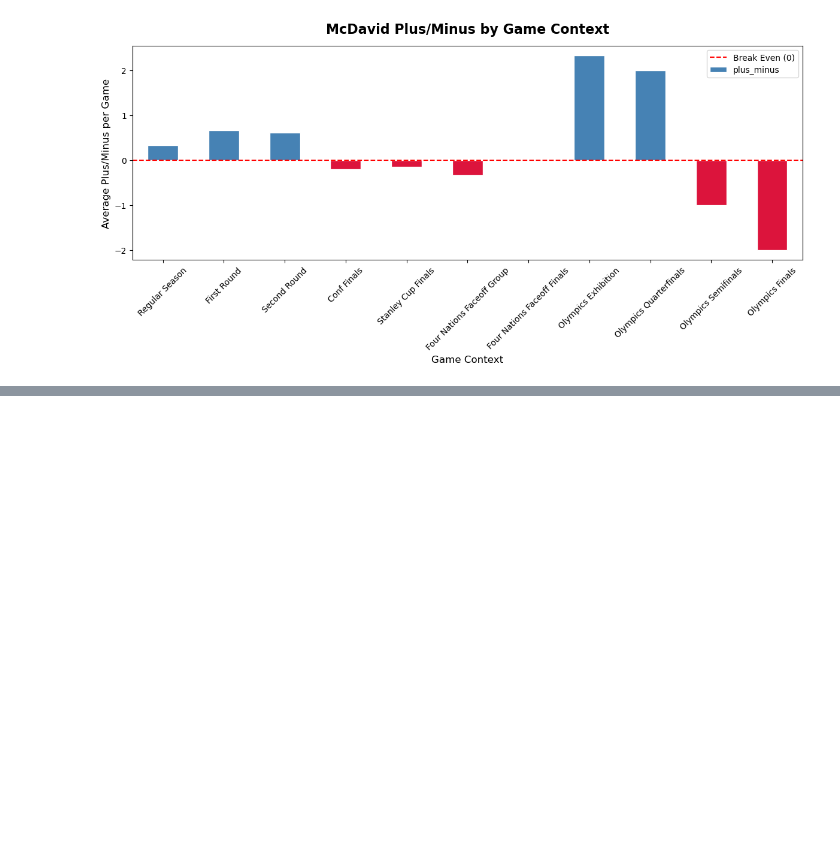
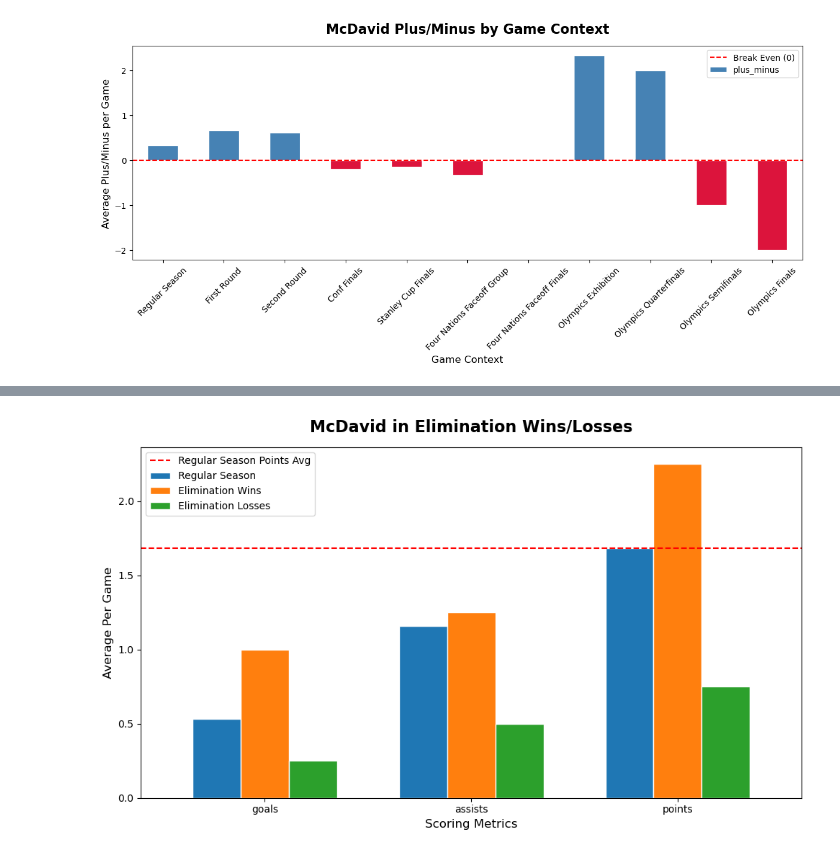
Before and after one commit to KylanHuynh7/Variance97, a Jupyter notebook: notebooks/01_data_loading_and_exploration.ipynb, the cells around one changed output, grey strips where cells are left out. Drawn from its saved outputs; the diff is of its cells as text; code cells hidden in the pictures; blank space fills up the shorter version.

Commit message:
adding elimination wins vs losses analysis

```diff
--- a/notebooks/01_data_loading_and_exploration.ipynb
+++ b/notebooks/01_data_loading_and_exploration.ipynb
@@ -145,0 +226,29 @@ The trend is very similar to the previous graph based on average points per game
+# %%
+comparison_data = pd.DataFrame({
+    'Regular Season': non_elimination_df[['goals', 'assists', 'points']].mean().round(2),
+    'Elimination Wins': elimination_df[elimination_df['result'] == 'W'][['goals', 'assists', 'points']].mean().round(2),
+    'Elimination Losses': elimination_df[elimination_df['result'] == 'L'][['goals', 'assists', 'points']].mean().round(2)
+})
+
+fig, ax = plt.subplots(figsize=(10, 6))
+
+comparison_data.plot(
+    kind='bar',
+    ax=ax,
+    edgecolor='white',
+    width=0.7
+)
+
+ax.set_title('McDavid in Elimination Wins/Losses', fontsize=16, fontweight='bold', pad=15)
+ax.set_xlabel('Scoring Metrics', fontsize=12)
+ax.set_ylabel('Average Per Game', fontsize=12)
+ax.tick_params(axis='x', rotation=0)
+ax.axhline(y=non_elimination_df['points'].mean(),
+           color='red', linestyle='--', linewidth=1.5,
+           label='Regular Season Points Avg')
+ax.legend(fontsize=10)
+
+plt.tight_layout()
+plt.show()
+# %% [output]
+[figure, added]
```
Also changed, not shown: parts of 8 cells of this notebook.
